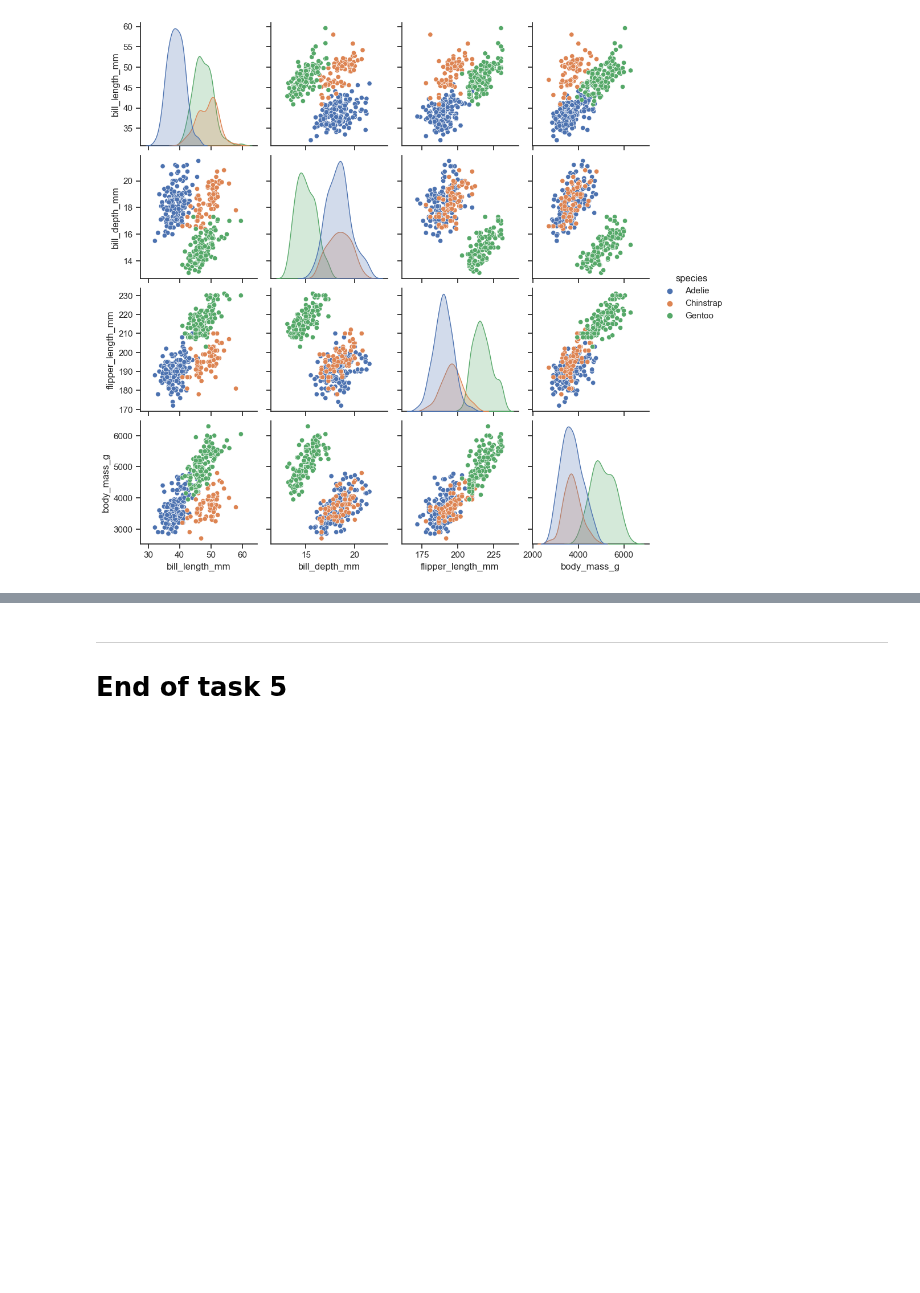
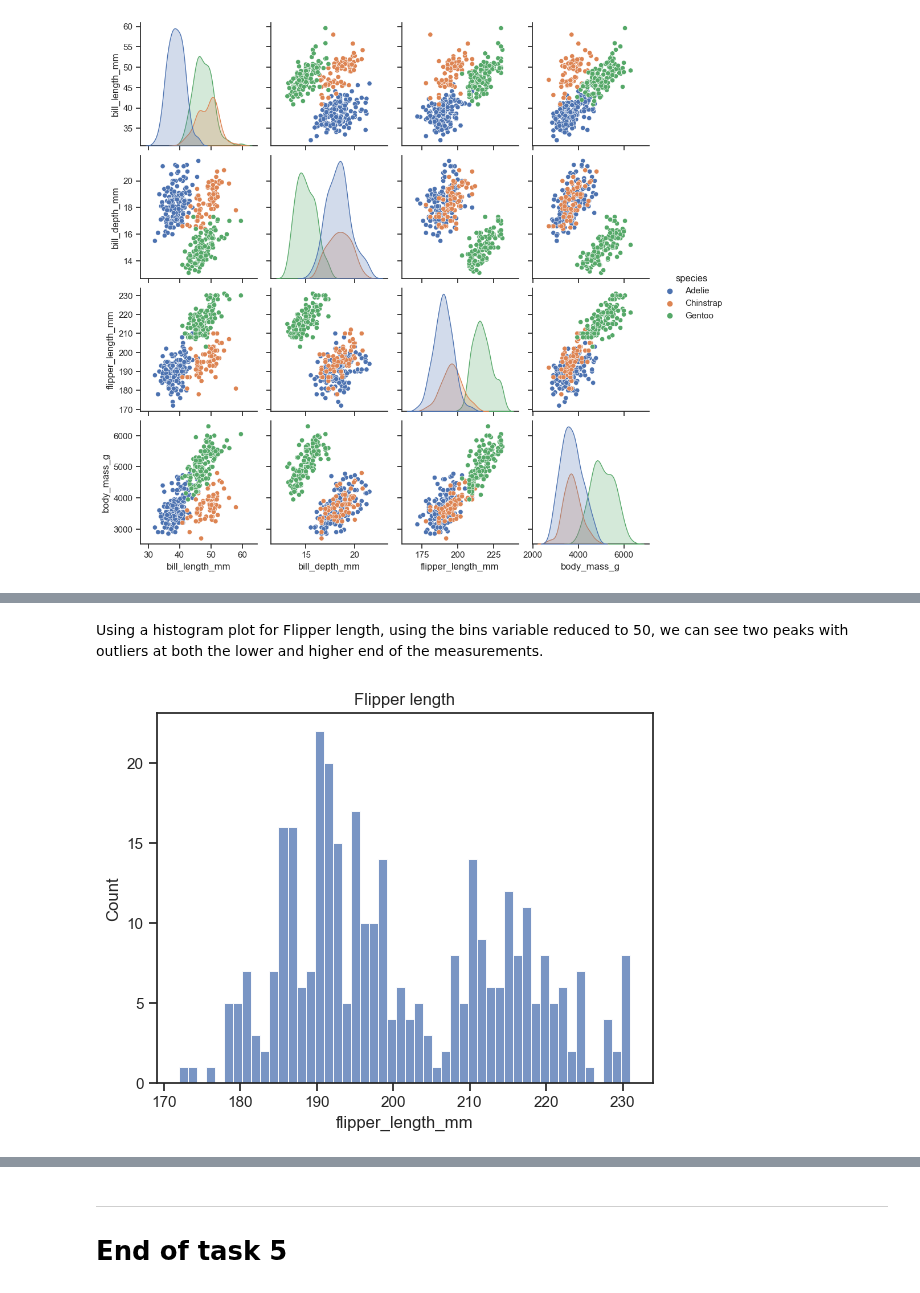
Before and after one commit to kevinsenan/4359-Fundamentals-of-Data-Analysis, a Jupyter notebook: Tasks.ipynb, the cells around one changed output, grey strips where cells are left out. Drawn from its saved outputs; the diff is of its cells as text; code cells hidden in the pictures; blank space fills up the shorter version.

```diff
--- a/Tasks.ipynb
+++ b/Tasks.ipynb
@@ -400,0 +419,9 @@ sns.pairplot(df, hue="species")
+# %% [markdown]
+Using a histogram plot for Flipper length, using the bins variable reduced to 50, we can see two peaks with outliers at both the lower and higher end of the measurements.
+# %%
+sns.histplot(data=df, x='flipper_length_mm', bins = 50)
+plt.title('Flipper length')
+plt.savefig("img/Histogram Flipper length")
+plt.show()
+# %% [output]
+[figure, added]
```
Also changed, not shown: parts of 11 cells of this notebook, 7 other files.
